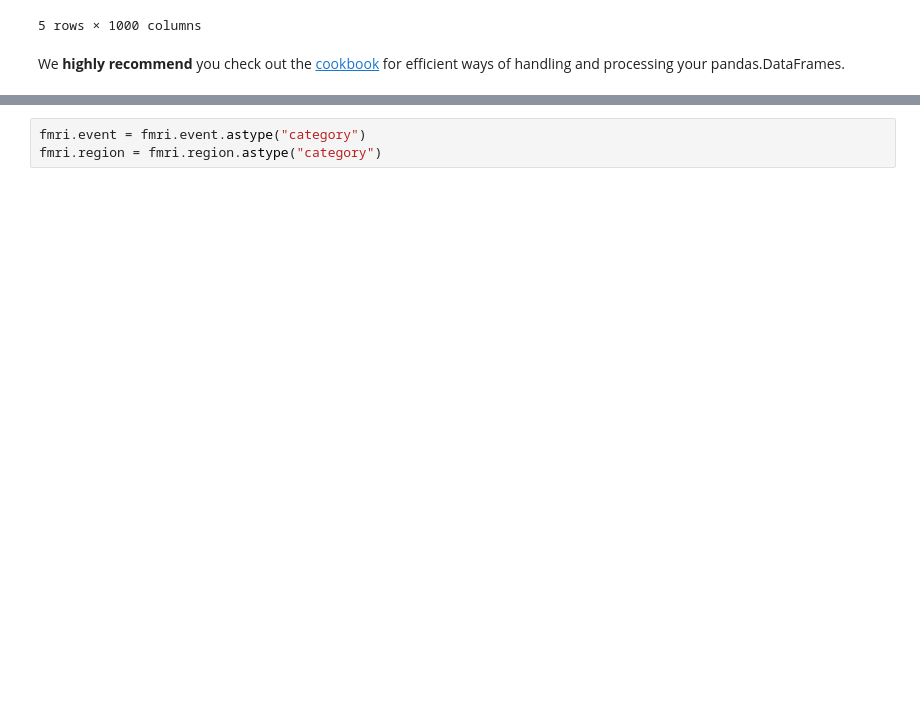
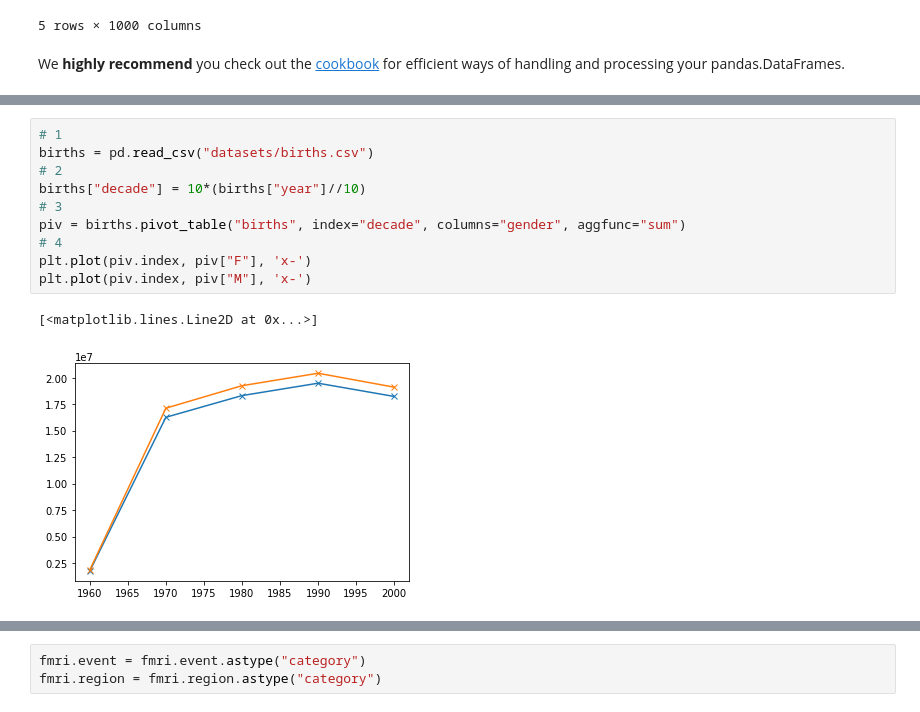
Before and after one commit to ecs-vlc/PythonTeaching, a Jupyter notebook: 03-Data/02 Pandas Intermediate.ipynb, the cells around one changed output, grey strips where cells are left out. Drawn from its saved outputs; the diff is of its cells as text; blank space fills up the shorter version.

Commit message:
improved pandas-intermediate, included births and planets dataset

```diff
--- a/03-Data/02 Pandas Intermediate.ipynb
+++ b/03-Data/02 Pandas Intermediate.ipynb
@@ -1581,0 +1647,13 @@ Import the fMRI dataset. Convert the `event` and `region` features into categori
+# %%
+# 1
+births = pd.read_csv("datasets/births.csv")
+# 2
+births["decade"] = 10*(births["year"]//10)
+# 3
+piv = births.pivot_table("births", index="decade", columns="gender", aggfunc="sum")
+# 4
+plt.plot(piv.index, piv["F"], 'x-')
+plt.plot(piv.index, piv["M"], 'x-')
+# %% [output]
+[<matplotlib.lines.Line2D at 0x...>]
+[figure, added]
```
Also changed, not shown: parts of 51 cells of this notebook, 3 other files.
